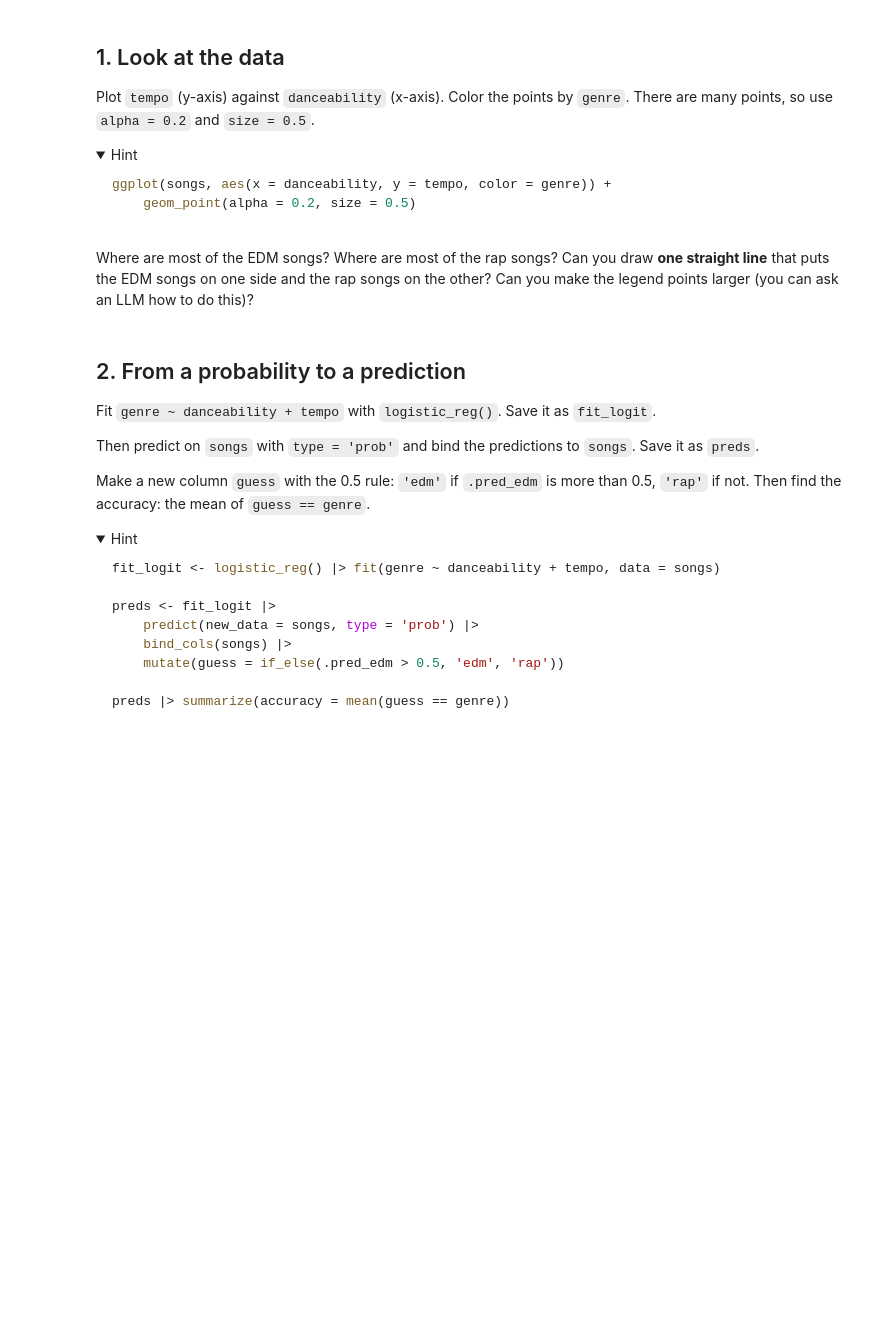
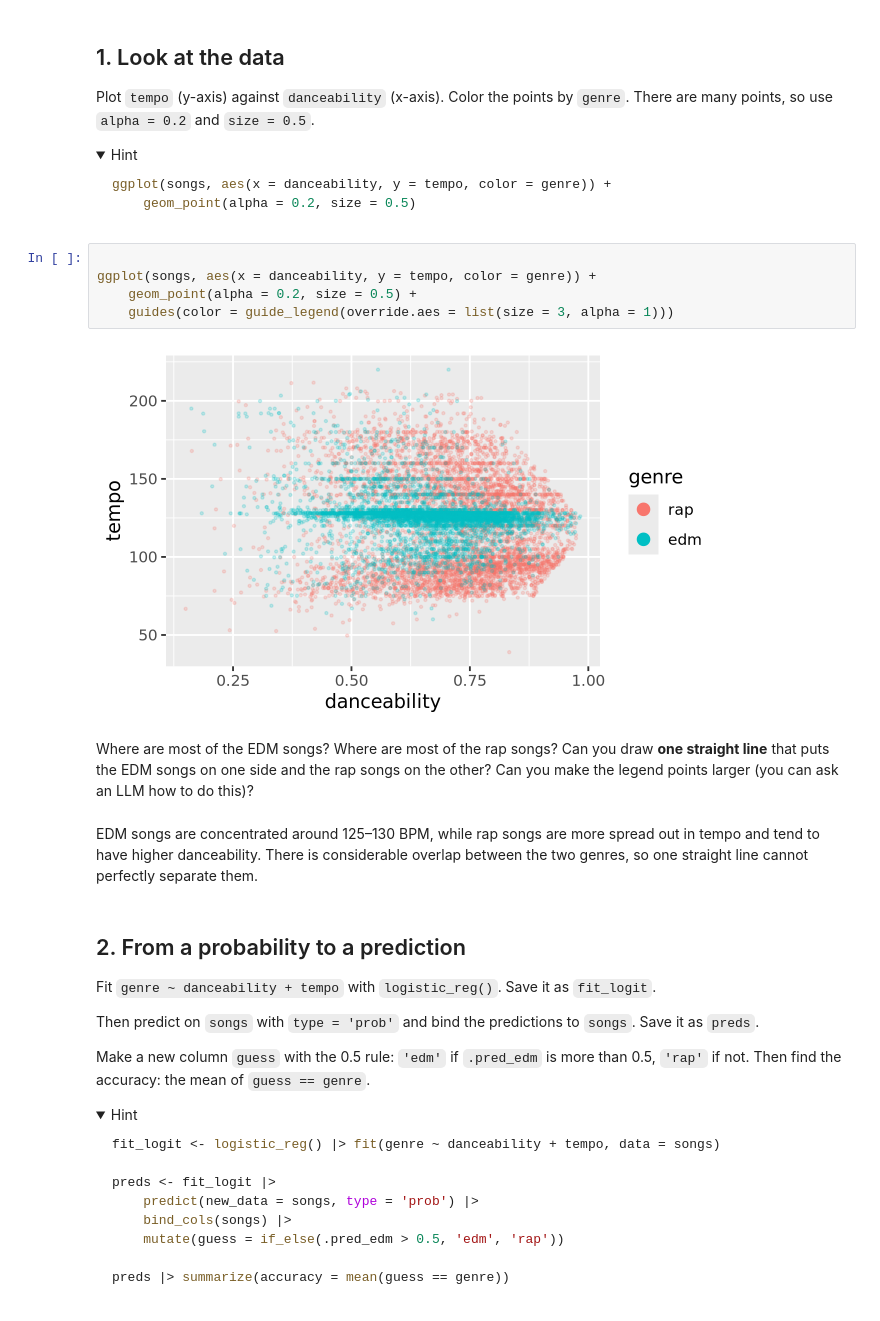
Before and after one commit to mshen05/codespace, a Jupyter notebook: exercises/13-spotify-exercise.ipynb, the cells around one changed output. Drawn from its saved outputs; the diff is of its cells as text; folded sections open; blank space fills up the shorter version.

````diff
--- a/exercises/13-spotify-exercise.ipynb
+++ b/exercises/13-spotify-exercise.ipynb
@@ -50,8 +71,17 @@ ggplot(songs, aes(x = danceability, y = tempo, color = genre)) +
 ```
 
 </details>
+# %%
+
+ggplot(songs, aes(x = danceability, y = tempo, color = genre)) +
+    geom_point(alpha = 0.2, size = 0.5) +
+    guides(color = guide_legend(override.aes = list(size = 3, alpha = 1)))
+# %% [output]
+[figure, added]
 # %% [markdown]
 Where are most of the EDM songs? Where are most of the rap songs? Can you draw **one straight line** that puts the EDM songs on one side and the rap songs on the other? Can you make the legend points larger (you can ask an LLM how to do this)?
+# %% [markdown]
+EDM songs are concentrated around 125–130 BPM, while rap songs are more spread out in tempo and tend to have higher danceability. There is considerable overlap between the two genres, so one straight line cannot perfectly separate them.
 # %% [markdown]
 ## 2. From a probability to a prediction
 
````
Also changed, not shown: parts of 7 cells of this notebook.
